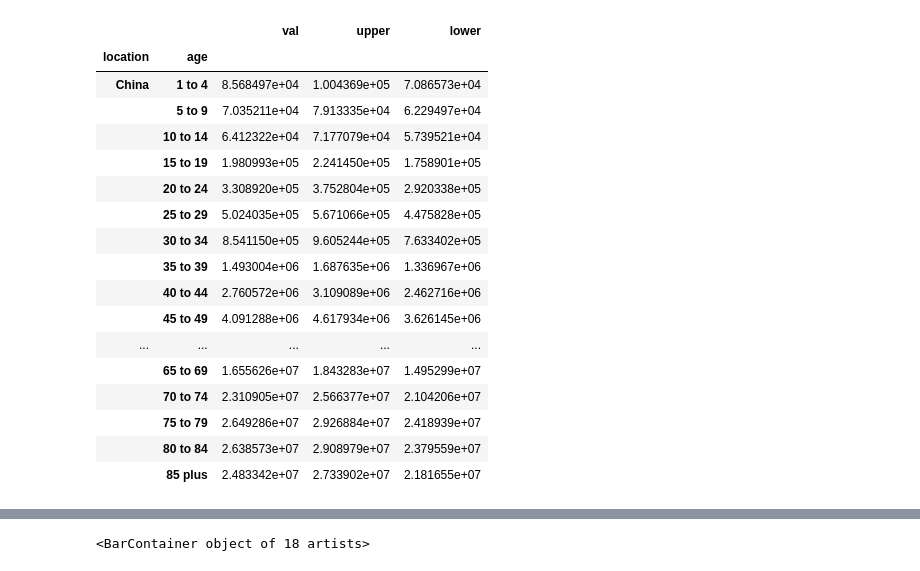
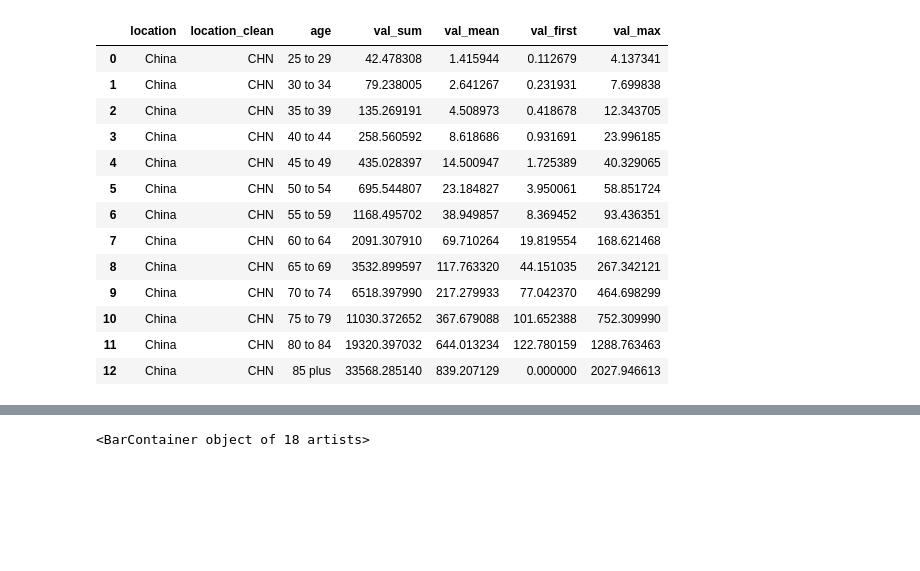
Before and after one commit to 1-1is0/air_pollution_effect, a Jupyter notebook: q4.ipynb, the cells around one changed output, grey strips where cells are left out. Cells and saved outputs as stored; diff of their text form; code cells hidden in the pictures; blank space fills up the shorter version.

```diff
--- a/q4.ipynb
+++ b/q4.ipynb
@@ -47,0 +23,5 @@ cdf=df[df.cause.isin(cases_list) & (df.location!="Global")]
+# %%
+df_global = dask_df[dask_df.location=="Global"]
+dask_df = dask_df[dask_df.location!="Global"]
+dask_df = clean_country(dask_df, 'location', output_format='alpha-3')
+dask_df.head()
@@ -47,0 +38,16 @@ cdf=df[df.cause.isin(cases_list) & (df.location!="Global")]
+# %%
+cause_list = [
+    "Depressive disorders",
+    "Cardiovascular diseases",
+    "Chronic respiratory diseases",
+    "Neurological disorders",
+    "Tracheal, bronchus, and lung cancer",
+    "Stomach cancer",
+    "Pancreatic cancer",
+    "Leukemia",
+    "Esophageal cancer",
+    "Larynx cancer",
+    "Colon and rectum cancer",
+    "Liver cancer",
+    "Other non-communicable diseases",
+]
@@ -88,29 +110,25 @@ data from china, just to see what is the state of the one of the world largest o
 # %%
-china = cdf[(cdf.location=="China") & (cdf.sex=="Both")].groupby(['location', 'age']).agg(
-    {'val': 'sum',
-    'upper': 'sum',
-    'lower': 'sum'}
-).sort_values(by='age', key=lambda x: x.str.split(' ', expand=True)[0].astype('int'))
+china = df[(df.location=='China')].groupby(["location", "location_clean", "age"]).agg(
+    val_sum=("val", "sum"),
+    val_mean=("val", "mean"),
+    val_first=("val", "min"),
+    val_max=("val", "max"),
+).sort_values(by='age', key=lambda x: x.str.split(' ', expand=True)[0].astype('int')).reset_index()
+china.head(40)
+# %% [output]
+|  | location | location_clean | age | val_sum | val_mean | val_first | val_max |
+| 0 | China | CHN | 25 to 29 | 42.478308 | 1.415944 | 0.112679 | 4.137341 |
+| 1 | China | CHN | 30 to 34 | 79.238005 | 2.641267 | 0.231931 | 7.699838 |
+| 2 | China | CHN | 35 to 39 | 135.269191 | 4.508973 | 0.418678 | 12.343705 |
+| 3 | China | CHN | 40 to 44 | 258.560592 | 8.618686 | 0.931691 | 23.996185 |
+| 4 | China | CHN | 45 to 49 | 435.028397 | 14.500947 | 1.725389 | 40.329065 |
+| 5 | China | CHN | 50 to 54 | 695.544807 | 23.184827 | 3.950061 | 58.851724 |
+| 6 | China | CHN | 55 to 59 | 1168.495702 | 38.949857 | 8.369452 | 93.436351 |
+| 7 | China | CHN | 60 to 64 | 2091.307910 | 69.710264 | 19.819554 | 168.621468 |
+| 8 | China | CHN | 65 to 69 | 3532.899597 | 117.763320 | 44.151035 | 267.342121 |
+| 9 | China | CHN | 70 to 74 | 6518.397990 | 217.279933 | 77.042370 | 464.698299 |
+| 10 | China | CHN | 75 to 79 | 11030.372652 | 367.679088 | 101.652388 | 752.309990 |
+| 11 | China | CHN | 80 to 84 | 19320.397032 | 644.013234 | 122.780159 | 1288.763463 |
+| 12 | China | CHN | 85 plus | 33568.285140 | 839.207129 | 0.000000 | 2027.946613 |
-# %%
-china
-# %% [output]
-|  |  | val | upper | lower |
-| location | age |  |  |  |
-| China | 1 to 4 | 8.568497e+04 | 1.004369e+05 | 7.086573e+04 |
-|  | 5 to 9 | 7.035211e+04 | 7.913335e+04 | 6.229497e+04 |
-|  | 10 to 14 | 6.412322e+04 | 7.177079e+04 | 5.739521e+04 |
-|  | 15 to 19 | 1.980993e+05 | 2.241450e+05 | 1.758901e+05 |
-|  | 20 to 24 | 3.308920e+05 | 3.752804e+05 | 2.920338e+05 |
-|  | 25 to 29 | 5.024035e+05 | 5.671066e+05 | 4.475828e+05 |
-|  | 30 to 34 | 8.541150e+05 | 9.605244e+05 | 7.633402e+05 |
-|  | 35 to 39 | 1.493004e+06 | 1.687635e+06 | 1.336967e+06 |
-|  | 40 to 44 | 2.760572e+06 | 3.109089e+06 | 2.462716e+06 |
-|  | 45 to 49 | 4.091288e+06 | 4.617934e+06 | 3.626145e+06 |
-| ... | ... | ... | ... | ... |
-|  | 65 to 69 | 1.655626e+07 | 1.843283e+07 | 1.495299e+07 |
-|  | 70 to 74 | 2.310905e+07 | 2.566377e+07 | 2.104206e+07 |
-|  | 75 to 79 | 2.649286e+07 | 2.926884e+07 | 2.418939e+07 |
-|  | 80 to 84 | 2.638573e+07 | 2.908979e+07 | 2.379559e+07 |
-|  | 85 plus | 2.483342e+07 | 2.733902e+07 | 2.181655e+07 |
 # %%
 # create lables for chart
```
Also changed, not shown: parts of 21 cells of this notebook.
